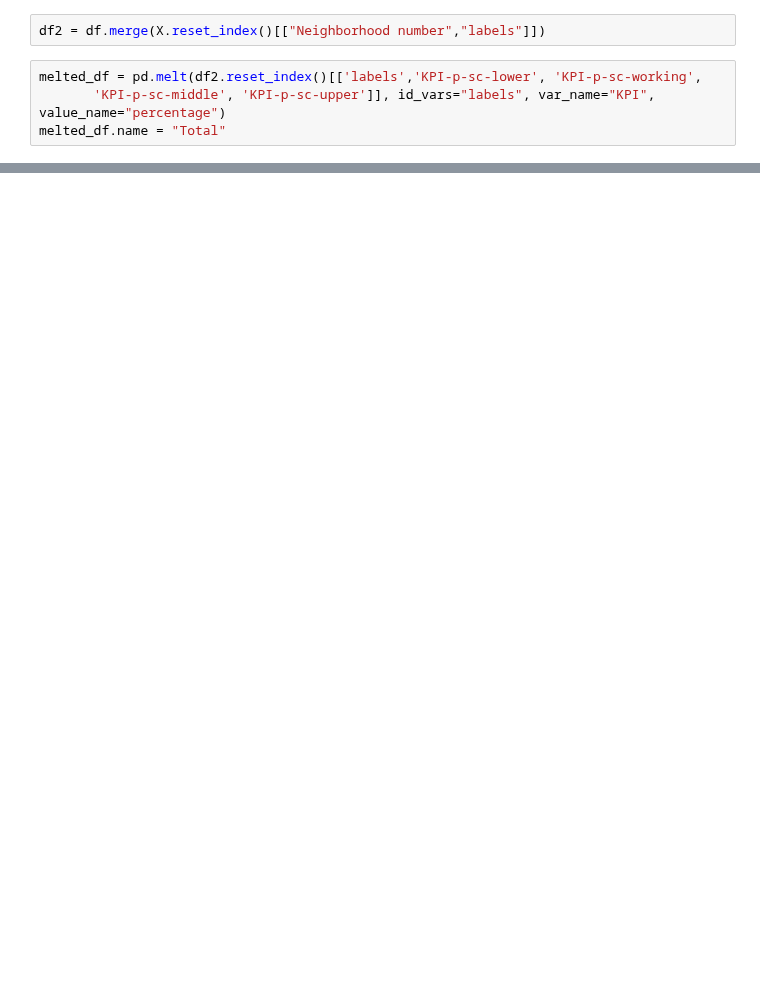
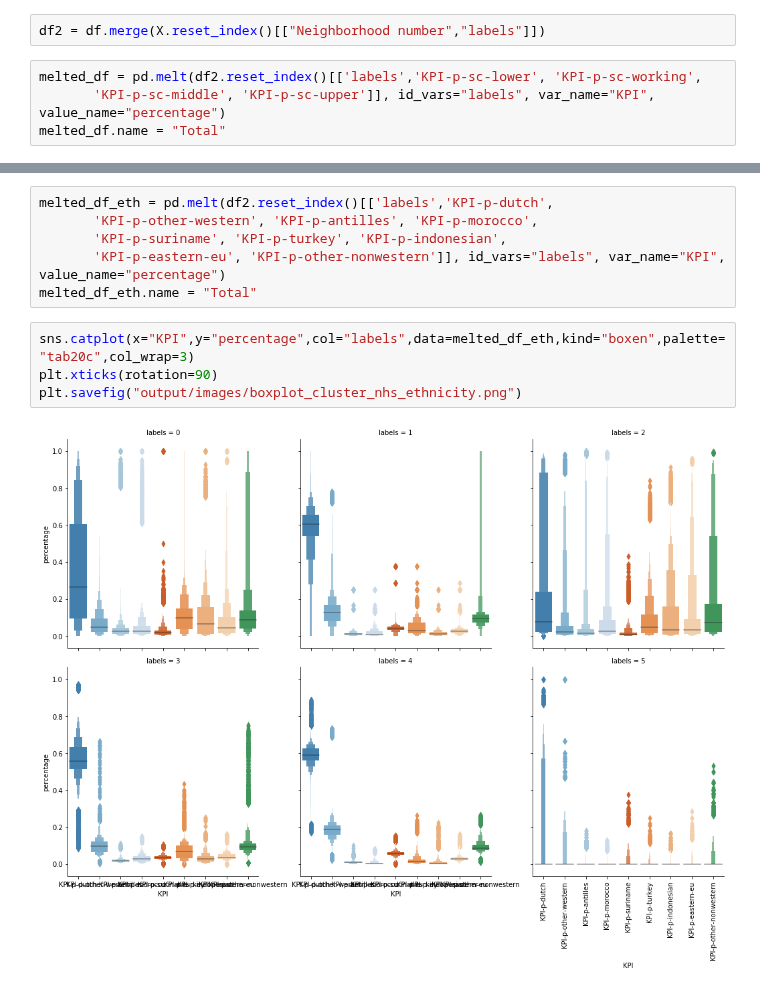
Before and after one commit to J-h-V/OpenDataDenHaag, a Jupyter notebook: Python/Clustering Neighborhoods.ipynb, the cells around one changed output, grey strips where cells are left out. Cells and saved outputs as stored; diff of their text form; blank space fills up the shorter version.

Commit message:
New day, new graphs

```diff
--- a/Python/Clustering Neighborhoods.ipynb
+++ b/Python/Clustering Neighborhoods.ipynb
@@ -58,0 +59,12 @@ plt.savefig("output/images/boxplot_cluster_nhs.png")
+# %%
+melted_df_eth = pd.melt(df2.reset_index()[['labels','KPI-p-dutch',
+       'KPI-p-other-western', 'KPI-p-antilles', 'KPI-p-morocco',
+       'KPI-p-suriname', 'KPI-p-turkey', 'KPI-p-indonesian',
+       'KPI-p-eastern-eu', 'KPI-p-other-nonwestern']], id_vars="labels", var_name="KPI", value_name="percentage")
+melted_df_eth.name = "Total"
+# %%
+sns.catplot(x="KPI",y="percentage",col="labels",data=melted_df_eth,kind="boxen",palette="tab20c",col_wrap=3)
+plt.xticks(rotation=90)
+plt.savefig("output/images/boxplot_cluster_nhs_ethnicity.png")
+# %% [output]
+[figure, added]
```
Also changed, not shown: parts of 2 cells of this notebook, 7 other files.
